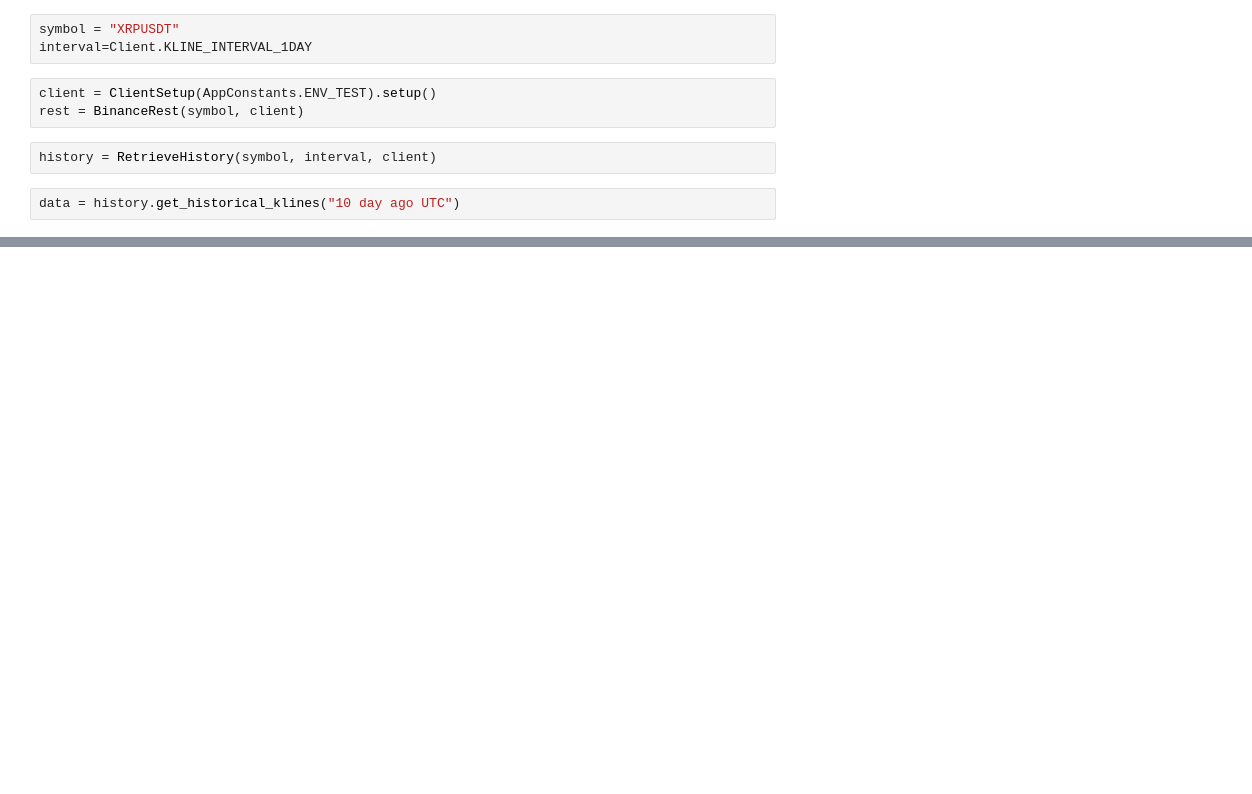
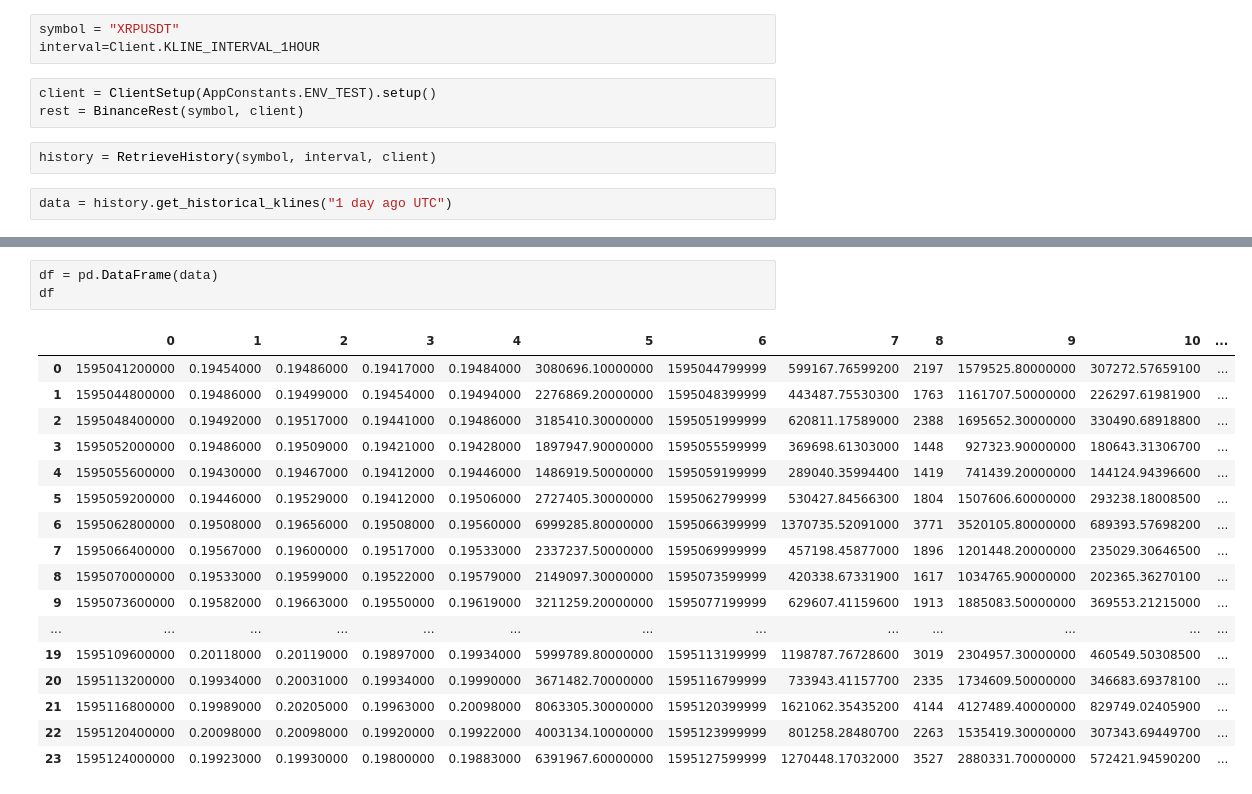
Before and after one commit to afarmani/TradingSupport, a Jupyter notebook: python-client/jupyter/strategyBasics.ipynb, the cells around one changed output, grey strips where cells are left out. Cells and saved outputs as stored; diff of their text form; blank space fills up the shorter version.

```diff
--- a/python-client/jupyter/strategyBasics.ipynb
+++ b/python-client/jupyter/strategyBasics.ipynb
@@ -13,10 +13,10 @@ ImportError: cannot import name 'ClientSetup' from 'services' (C:\GIT\trading-su
 # %%
 symbol = "XRPUSDT"
-interval=Client.KLINE_INTERVAL_1DAY
+interval=Client.KLINE_INTERVAL_1HOUR
 # %%
 client = ClientSetup(AppConstants.ENV_TEST).setup()
 rest = BinanceRest(symbol, client)
 # %%
 history = RetrieveHistory(symbol, interval, client)
 # %%
-data = history.get_historical_klines("10 day ago UTC")
+data = history.get_historical_klines("1 day ago UTC")
@@ -33,0 +23,21 @@ ValueError: x and y must have same first dimension, but have shapes (100,) and (
+# %%
+df = pd.DataFrame(data)
+df
+# %% [output]
+|  | 0 | 1 | 2 | 3 | 4 | 5 | 6 | 7 | 8 | 9 | 10 | ... |
+| 0 | 1595041200000 | 0.19454000 | 0.19486000 | 0.19417000 | 0.19484000 | 3080696.10000000 | 1595044799999 | 599167.76599200 | 2197 | 1579525.80000000 | 307272.57659100 | ... |
+| 1 | 1595044800000 | 0.19486000 | 0.19499000 | 0.19454000 | 0.19494000 | 2276869.20000000 | 1595048399999 | 443487.75530300 | 1763 | 1161707.50000000 | 226297.61981900 | ... |
+| 2 | 1595048400000 | 0.19492000 | 0.19517000 | 0.19441000 | 0.19486000 | 3185410.30000000 | 1595051999999 | 620811.17589000 | 2388 | 1695652.30000000 | 330490.68918800 | ... |
+| 3 | 1595052000000 | 0.19486000 | 0.19509000 | 0.19421000 | 0.19428000 | 1897947.90000000 | 1595055599999 | 369698.61303000 | 1448 | 927323.90000000 | 180643.31306700 | ... |
+| 4 | 1595055600000 | 0.19430000 | 0.19467000 | 0.19412000 | 0.19446000 | 1486919.50000000 | 1595059199999 | 289040.35994400 | 1419 | 741439.20000000 | 144124.94396600 | ... |
+| 5 | 1595059200000 | 0.19446000 | 0.19529000 | 0.19412000 | 0.19506000 | 2727405.30000000 | 1595062799999 | 530427.84566300 | 1804 | 1507606.60000000 | 293238.18008500 | ... |
+| 6 | 1595062800000 | 0.19508000 | 0.19656000 | 0.19508000 | 0.19560000 | 6999285.80000000 | 1595066399999 | 1370735.52091000 | 3771 | 3520105.80000000 | 689393.57698200 | ... |
+| 7 | 1595066400000 | 0.19567000 | 0.19600000 | 0.19517000 | 0.19533000 | 2337237.50000000 | 1595069999999 | 457198.45877000 | 1896 | 1201448.20000000 | 235029.30646500 | ... |
+| 8 | 1595070000000 | 0.19533000 | 0.19599000 | 0.19522000 | 0.19579000 | 2149097.30000000 | 1595073599999 | 420338.67331900 | 1617 | 1034765.90000000 | 202365.36270100 | ... |
+| 9 | 1595073600000 | 0.19582000 | 0.19663000 | 0.19550000 | 0.19619000 | 3211259.20000000 | 1595077199999 | 629607.41159600 | 1913 | 1885083.50000000 | 369553.21215000 | ... |
+| ... | ... | ... | ... | ... | ... | ... | ... | ... | ... | ... | ... | ... |
+| 19 | 1595109600000 | 0.20118000 | 0.20119000 | 0.19897000 | 0.19934000 | 5999789.80000000 | 1595113199999 | 1198787.76728600 | 3019 | 2304957.30000000 | 460549.50308500 | ... |
+| 20 | 1595113200000 | 0.19934000 | 0.20031000 | 0.19934000 | 0.19990000 | 3671482.70000000 | 1595116799999 | 733943.41157700 | 2335 | 1734609.50000000 | 346683.69378100 | ... |
+| 21 | 1595116800000 | 0.19989000 | 0.20205000 | 0.19963000 | 0.20098000 | 8063305.30000000 | 1595120399999 | 1621062.35435200 | 4144 | 4127489.40000000 | 829749.02405900 | ... |
+| 22 | 1595120400000 | 0.20098000 | 0.20098000 | 0.19920000 | 0.19922000 | 4003134.10000000 | 1595123999999 | 801258.28480700 | 2263 | 1535419.30000000 | 307343.69449700 | ... |
+| 23 | 1595124000000 | 0.19923000 | 0.19930000 | 0.19800000 | 0.19883000 | 6391967.60000000 | 1595127599999 | 1270448.17032000 | 3527 | 2880331.70000000 | 572421.94590200 | ... |
```
Also changed, not shown: parts of 22 cells of this notebook, 9 other files.
